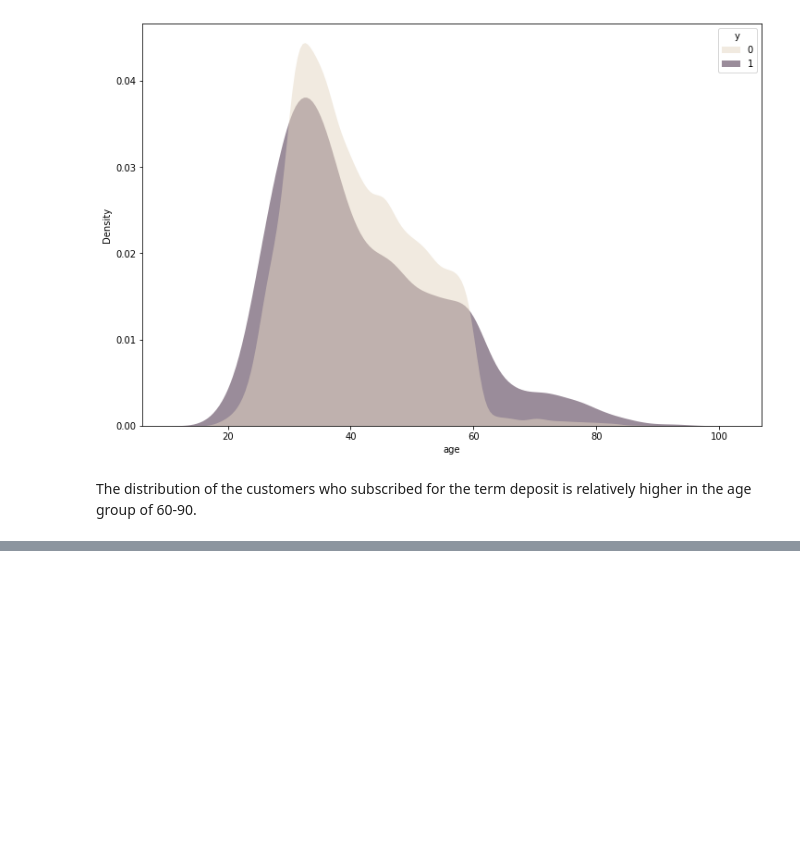
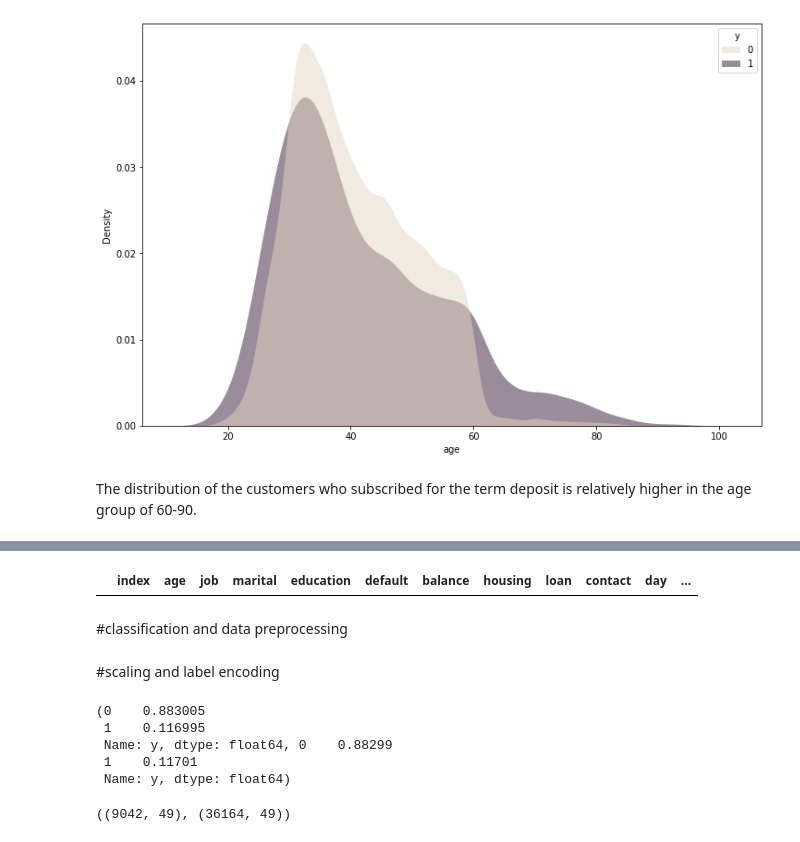
Before and after one commit to kunal51298/Bank_Marketing_Effectiveness_Prediction1, a Jupyter notebook: Bank_Marketing_Effectiveness_Prediction_kunal.ipynb, the cells around one changed output, grey strips where cells are left out. Saved outputs shown, nothing was run; the diff lists cells and outputs as text; code cells hidden in the pictures; blank space fills up the shorter version.

Commit message:
Created using Colaboratory, Feature Engineering, Data Pre-processing, Label Encoding

```diff
--- a/Bank_Marketing_Effectiveness_Prediction_kunal.ipynb
+++ b/Bank_Marketing_Effectiveness_Prediction_kunal.ipynb
@@ -406,0 +513,9 @@ The distribution of the customers who subscribed for the term deposit is relativ
+# %%
+# quick check
+df1.loc[(df["education"]=="unknown") & (df1["job"]=="unknown") & (df1["contact"]=="unknown") & (df1["poutcome"]=="unknown") & (df1["balance"]==0)]
+# %% [output]
+|  | index | age | job | marital | education | default | balance | housing | loan | contact | day | ... |
+# %% [markdown]
+#classification and data preprocessing
+# %% [markdown]
+#scaling and label encoding
@@ -406,0 +530,25 @@ The distribution of the customers who subscribed for the term deposit is relativ
+# %%
+# Here we split the data into training and test sets and implement a stratified shuffle split.
+from sklearn.model_selection import StratifiedShuffleSplit
+stratified = StratifiedShuffleSplit(n_splits=1, test_size=0.2, random_state=42)
+
+for train_set, test_set in stratified.split(df1, df1["y"]):
+    stratified_train = df1.loc[train_set]
+    stratified_test = df1.loc[test_set]
+
+stratified_train["y"].value_counts()/len(stratified_train['y']), stratified_test["y"].value_counts()/len(stratified_test['y'])
+# %% [output]
+(0    0.883005
+ 1    0.116995
+ Name: y, dtype: float64, 0    0.88299
+ 1    0.11701
+ Name: y, dtype: float64)
+# %%
+# Separate the labels and the features.
+train_data = stratified_train # Make a copy of the stratified training set.
+test_data = stratified_test
+
+test_data.shape,train_data.shape
+# train_data['deposit'].value_counts()
+# %% [output]
+((9042, 49), (36164, 49))
```
Also changed, not shown: parts of 21 cells of this notebook.
